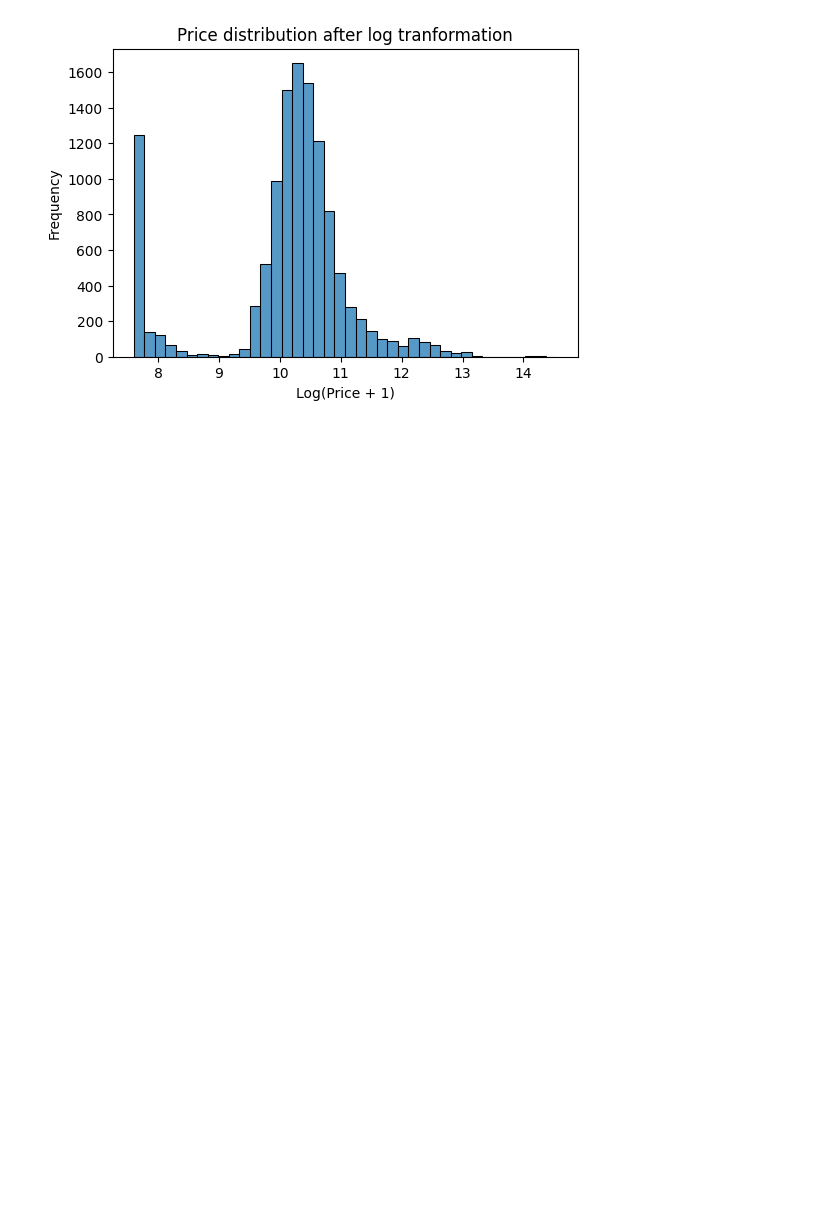
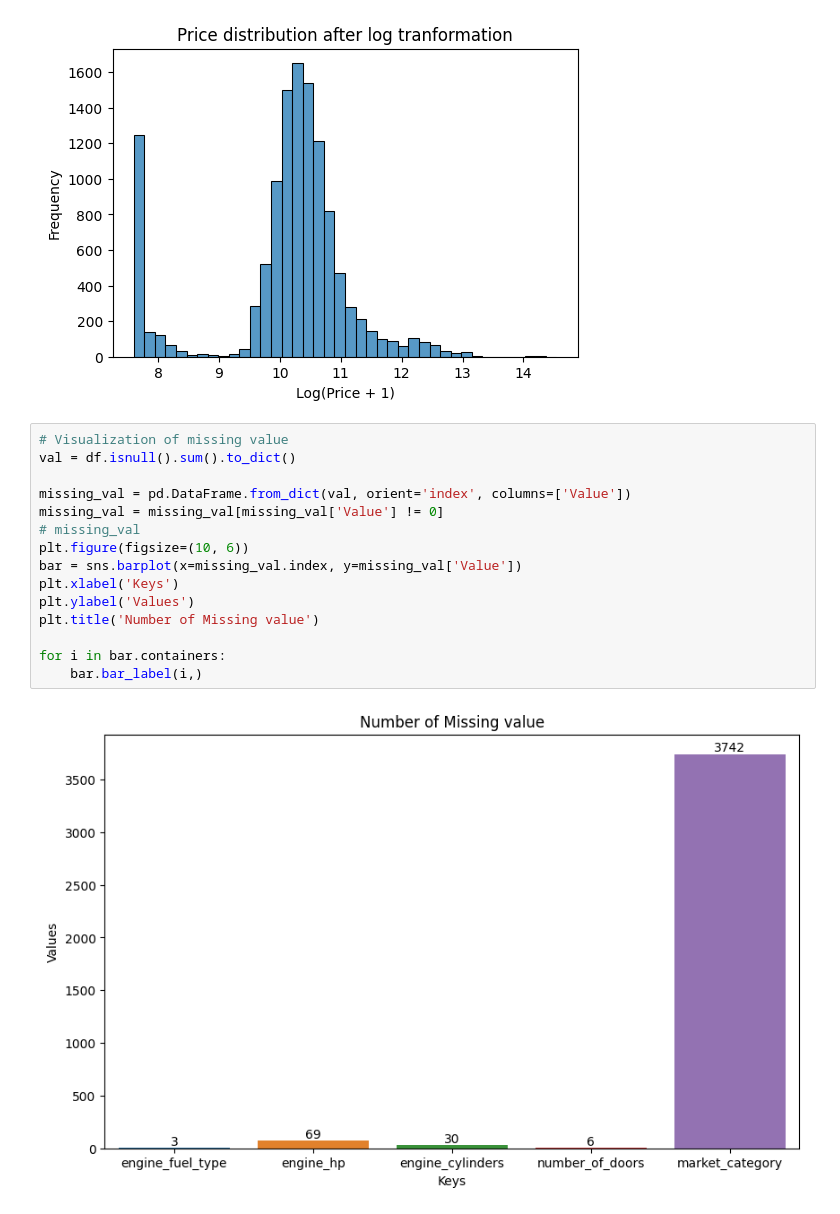
Before and after one commit to Ali-awesome/machine-learning, a Jupyter notebook: CarPricePridiction/carPrice.ipynb, the cells around one changed output. Drawn from its saved outputs; the diff is of its cells as text; blank space fills up the shorter version.

Commit message:
Visualization of missing data

```diff
--- a/CarPricePridiction/carPrice.ipynb
+++ b/CarPricePridiction/carPrice.ipynb
@@ -126,3 +126,20 @@ plt.show()
 # log_values
 # %% [output]
 [figure]
+# %%
+# Visualization of missing value
+val = df.isnull().sum().to_dict()
+
+missing_val = pd.DataFrame.from_dict(val, orient='index', columns=['Value'])
+missing_val = missing_val[missing_val['Value'] != 0]
+# missing_val
+plt.figure(figsize=(10, 6))
+bar = sns.barplot(x=missing_val.index, y=missing_val['Value'])
+plt.xlabel('Keys')
+plt.ylabel('Values')
+plt.title('Number of Missing value')
+
+for i in bar.containers:
+    bar.bar_label(i,)
+# %% [output]
+[figure, added]
```
